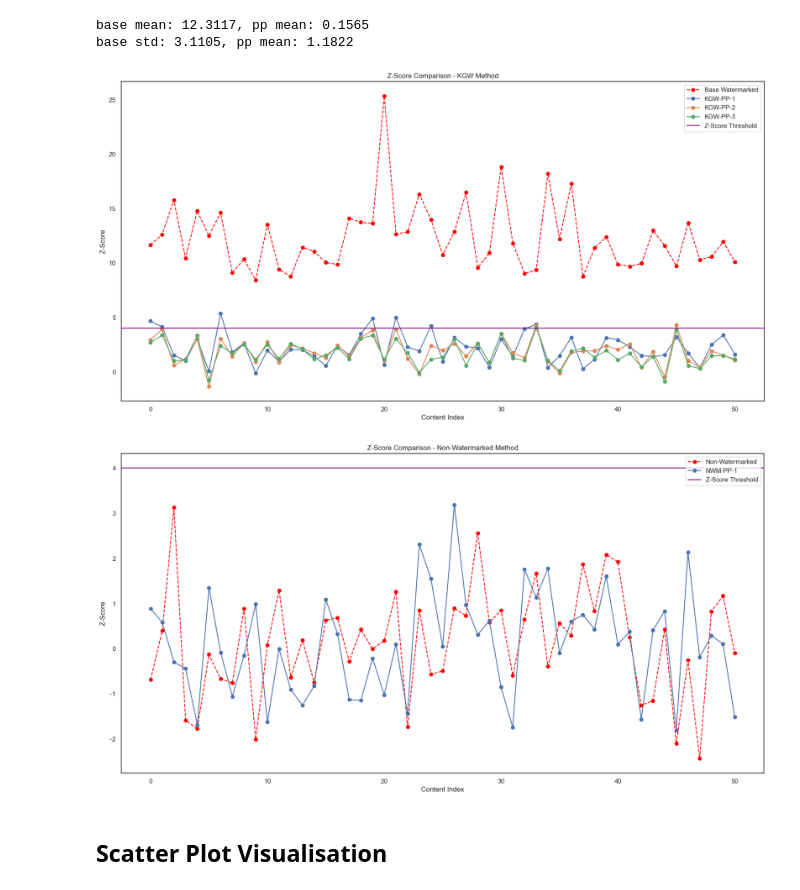
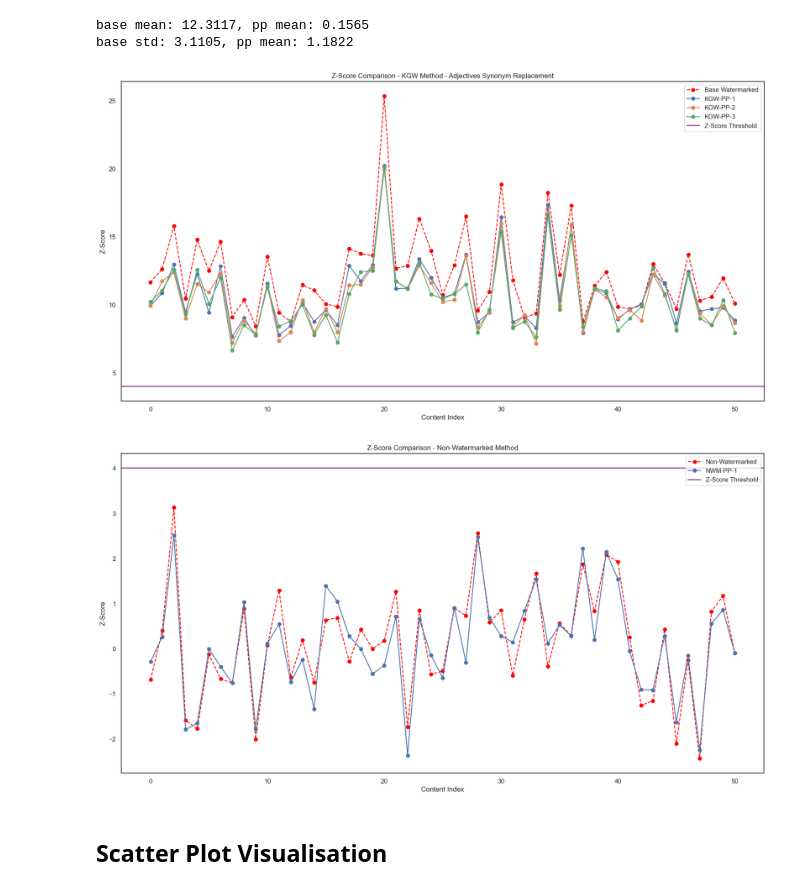
Before and after one commit to SamSJackson/Level4-Proj, a Jupyter notebook: data/notebooks/plot_z_scores.ipynb, the cells around one changed output. Drawn from its saved outputs; the diff is of its cells as text; code cells hidden in the pictures.

Commit message:
Word Replacement Method introdued

```diff
--- a/data/notebooks/plot_z_scores.ipynb
+++ b/data/notebooks/plot_z_scores.ipynb
@@ -6,7 +6,7 @@ import numpy as np
 
 sns.set_theme(style='white')
 # %%
-path = "../processed/train/evaluated/paraphrase_dipper_samples_mistralai_51_EVALUATED_16_01_2024.csv"
+path = "../processed/train/evaluated/paraphrase_replaced_adjectives_mistralai_51_EVALUATED_16_02_2024.csv"
 # %%
 df = pd.read_csv(path)
 # %%
@@ -40,20 +40,20 @@ image_path = "../results/images/z_score_comparisons_december/"
 # %%
 fig, axs = plt.subplots(1,1, figsize=(20,10))
 
 axs.plot(list(range(len(kgw_wm_zscore))), kgw_wm_zscore, label="Base Watermarked", color='red', marker='o', linestyle="dashed")
 
 for i in range(no_of_paraphrases):
     axs.plot(list(range(len(kgw_wm_zscore))), wmarked_paraphrased_scores[i], label=f"KGW-PP-{i+1}", marker='o')
 
 axs.axhline(4, color='purple', label="Z-Score Threshold")
 axs.set_ylabel("Z-Score")
 axs.set_xlabel("Content Index")
-axs.set_title("Z-Score Comparison - KGW Method")
+axs.set_title("Z-Score Comparison - KGW Method - Adjectives Synonym Replacement")
 axs.legend(loc='upper right')
-# plt.savefig(image_path+"kgw_zscore_project.png")
+# plt.savefig(image_path+"word_replaced_kgw.png")
 plt.show()
 # %% [output]
-[figure, old version]
+[figure, new version]
 # %%
 fig, axs = plt.subplots(1,1, figsize=(20,10))
 
@@ -70,7 +70,7 @@ axs.legend(loc='upper right')
 # plt.savefig(image_path+"kgw_zscore_non_wmarked_project.png")
 plt.show()
 # %% [output]
-[figure, old version]
+[figure, new version]
 # %% [markdown]
 ## Scatter Plot Visualisation
 # %%
```
Also changed, not shown: parts of 1 cell of this notebook, 12 other files.
